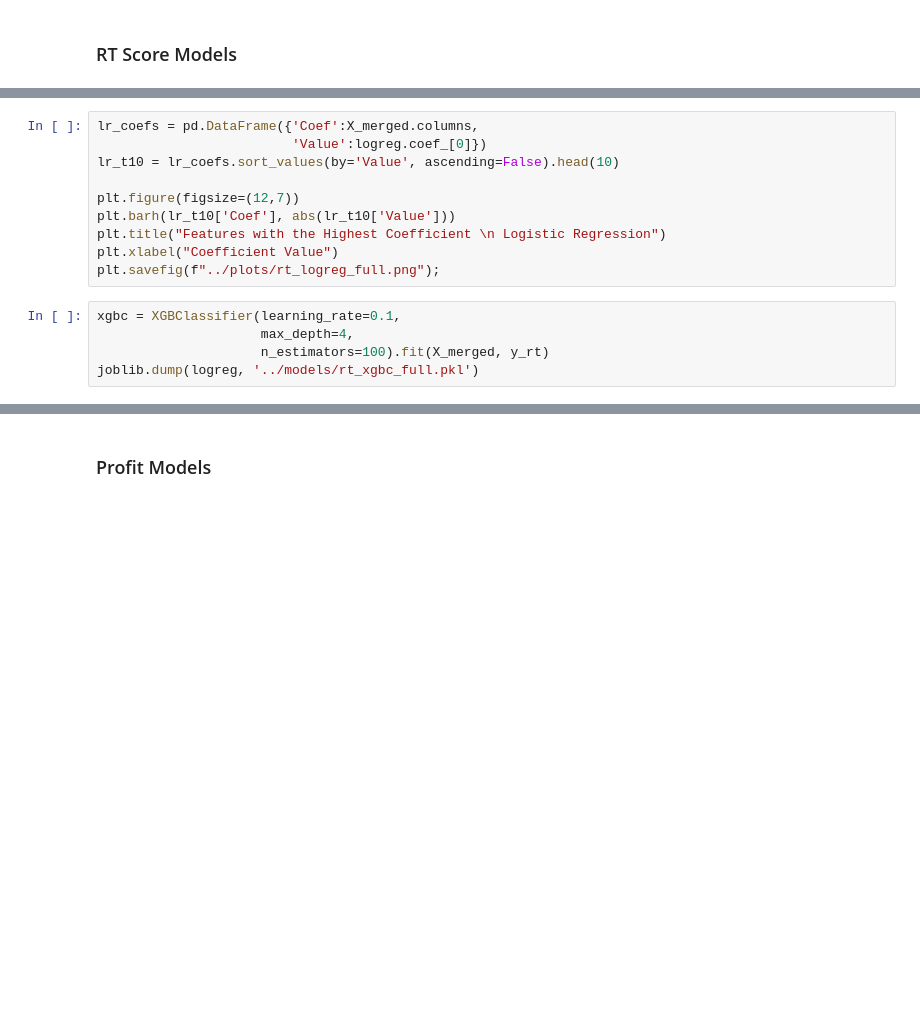
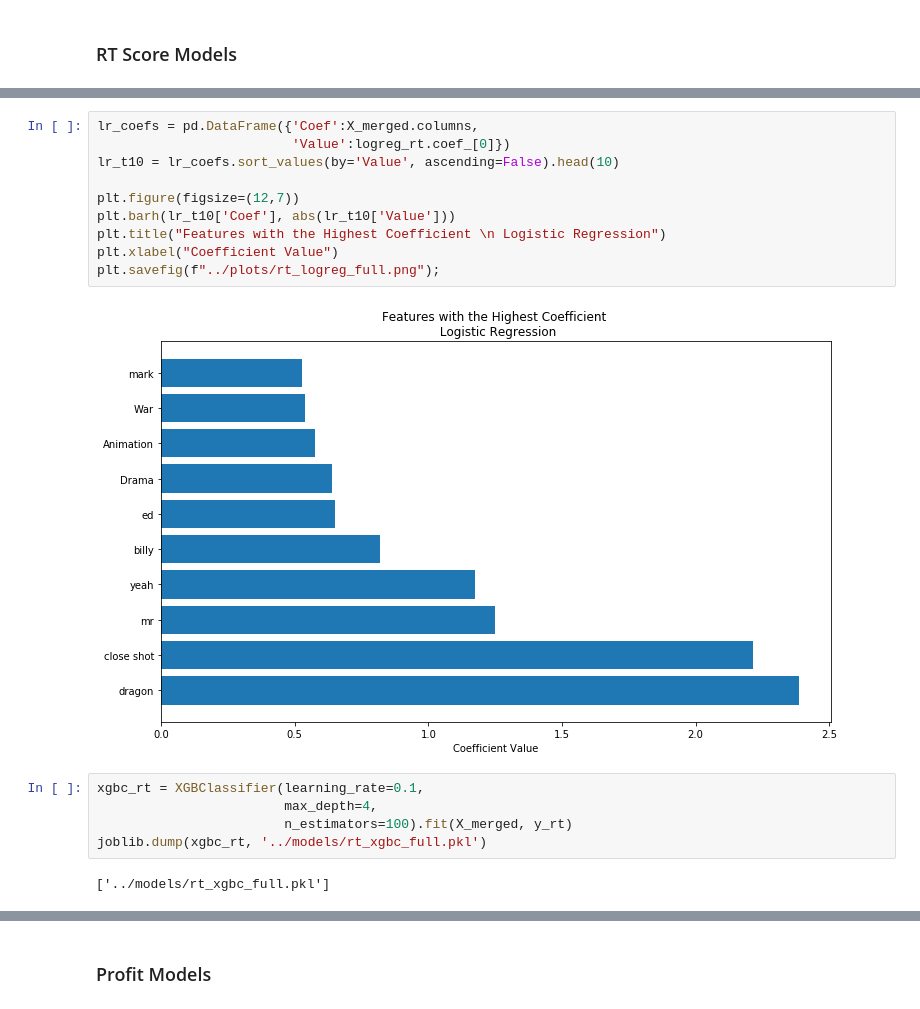
Before and after one commit to lougeo/NLP_Movie_Scripts, a Jupyter notebook: Notebooks/Model_Predict.ipynb, the cells around one changed output, grey strips where cells are left out. Drawn from its saved outputs; the diff is of its cells as text; blank space fills up the shorter version.

```diff
--- a/Notebooks/Model_Predict.ipynb
+++ b/Notebooks/Model_Predict.ipynb
@@ -125,17 +195,21 @@ joblib.dump(logreg, '../models/rt_logreg_full.pkl')
 # %%
 lr_coefs = pd.DataFrame({'Coef':X_merged.columns,
-                         'Value':logreg.coef_[0]})
+                         'Value':logreg_rt.coef_[0]})
 lr_t10 = lr_coefs.sort_values(by='Value', ascending=False).head(10)
 
 plt.figure(figsize=(12,7))
 plt.barh(lr_t10['Coef'], abs(lr_t10['Value']))
 plt.title("Features with the Highest Coefficient \n Logistic Regression")
 plt.xlabel("Coefficient Value")
 plt.savefig(f"../plots/rt_logreg_full.png");
+# %% [output]
+[figure, added]
 # %%
-xgbc = XGBClassifier(learning_rate=0.1,
-                     max_depth=4,
-                     n_estimators=100).fit(X_merged, y_rt)
-joblib.dump(logreg, '../models/rt_xgbc_full.pkl')
+xgbc_rt = XGBClassifier(learning_rate=0.1,
+                        max_depth=4,
+                        n_estimators=100).fit(X_merged, y_rt)
+joblib.dump(xgbc_rt, '../models/rt_xgbc_full.pkl')
+# %% [output]
+['../models/rt_xgbc_full.pkl']
 # %%
 xg_coefs = pd.DataFrame({'Coef':X_merged.columns,
```
Also changed, not shown: parts of 20 cells of this notebook, 2 other files.
